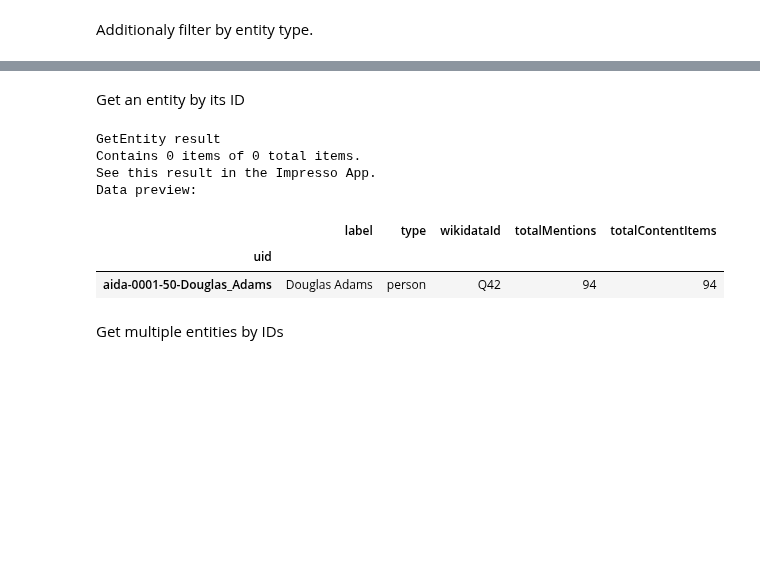
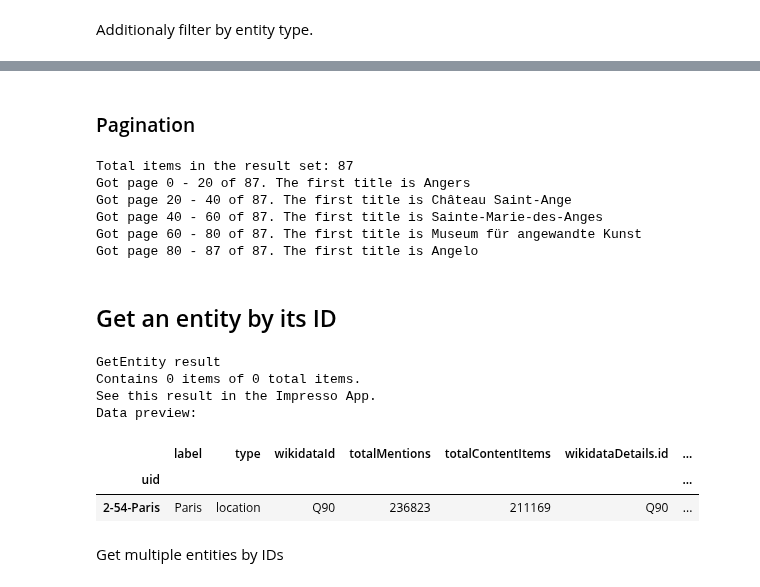
Before and after one commit to impresso/impresso-py, a Jupyter notebook: examples/notebooks/entities.ipynb, the cells around one changed output, grey strips where cells are left out. Drawn from its saved outputs; the diff is of its cells as text; code cells hidden in the pictures; blank space fills up the shorter version.

```diff
--- a/examples/notebooks/entities.ipynb
+++ b/examples/notebooks/entities.ipynb
@@ -48,14 +43,36 @@ Data preview:
+# %% [markdown]
+### Pagination
+# %%
+result = impresso.entities.find(
+    term="ange",
+    entity_type="location",
+    limit=20,
+)
+
+print(f"Total items in the result set: {result.total}")
+for page in result.pages():
+    print(
+        f"Got page {page.offset} - {page.offset + page.size} of {page.total}. "
+        + f"The first title is {page.raw['data'][0]['label']}"
+    )
+# %% [output]
+Total items in the result set: 87
+Got page 0 - 20 of 87. The first title is Angers
+Got page 20 - 40 of 87. The first title is Château Saint-Ange
+Got page 40 - 60 of 87. The first title is Sainte-Marie-des-Anges
+Got page 60 - 80 of 87. The first title is Museum für angewandte Kunst
+Got page 80 - 87 of 87. The first title is Angelo
 # %% [markdown]
-Get an entity by its ID
+## Get an entity by its ID
 # %%
-impresso.entities.get("aida-0001-50-Douglas_Adams")
+impresso.entities.get("2-54-Paris")
 # %% [output]
 GetEntity result
 Contains 0 items of 0 total items.
 See this result in the Impresso App.
 Data preview:
-|  | label | type | wikidataId | totalMentions | totalContentItems |
-| uid |  |  |  |  |  |
-| aida-0001-50-Douglas_Adams | Douglas Adams | person | Q42 | 94 | 94 |
+|  | label | type | wikidataId | totalMentions | totalContentItems | wikidataDetails.id | ... |
+| uid |  |  |  |  |  |  | ... |
+| 2-54-Paris | Paris | location | Q90 | 236823 | 211169 | Q90 | ... |
 # %% [markdown]
 Get multiple entities by IDs
```
Also changed, not shown: parts of 8 cells of this notebook, 39 other files.
